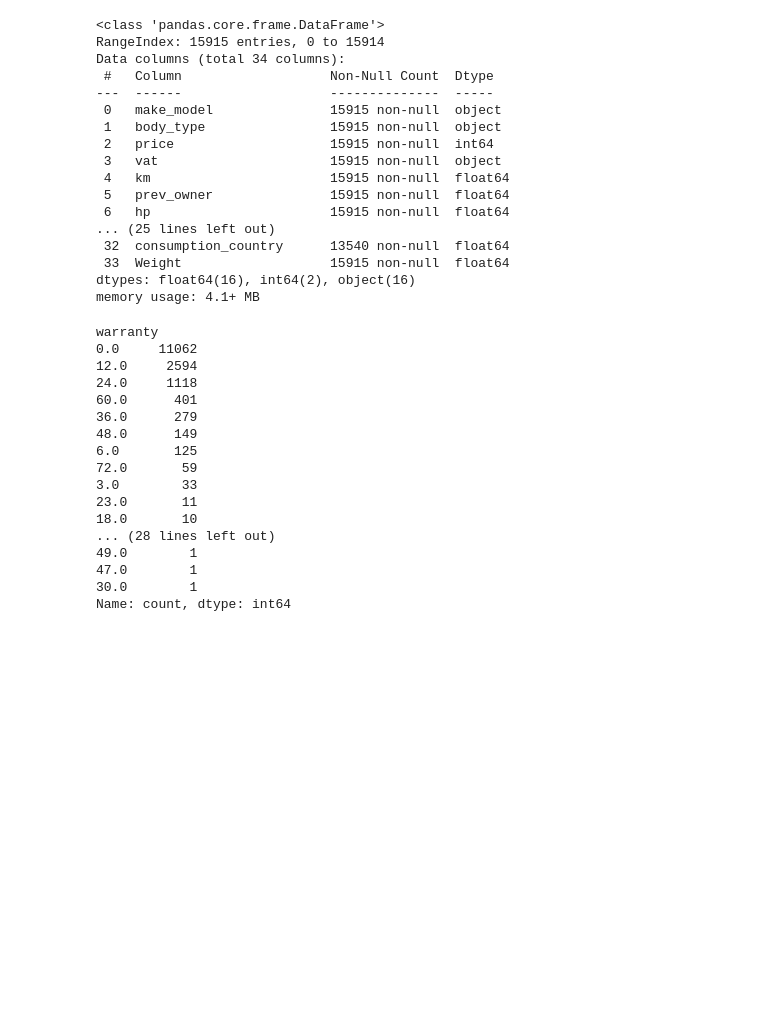
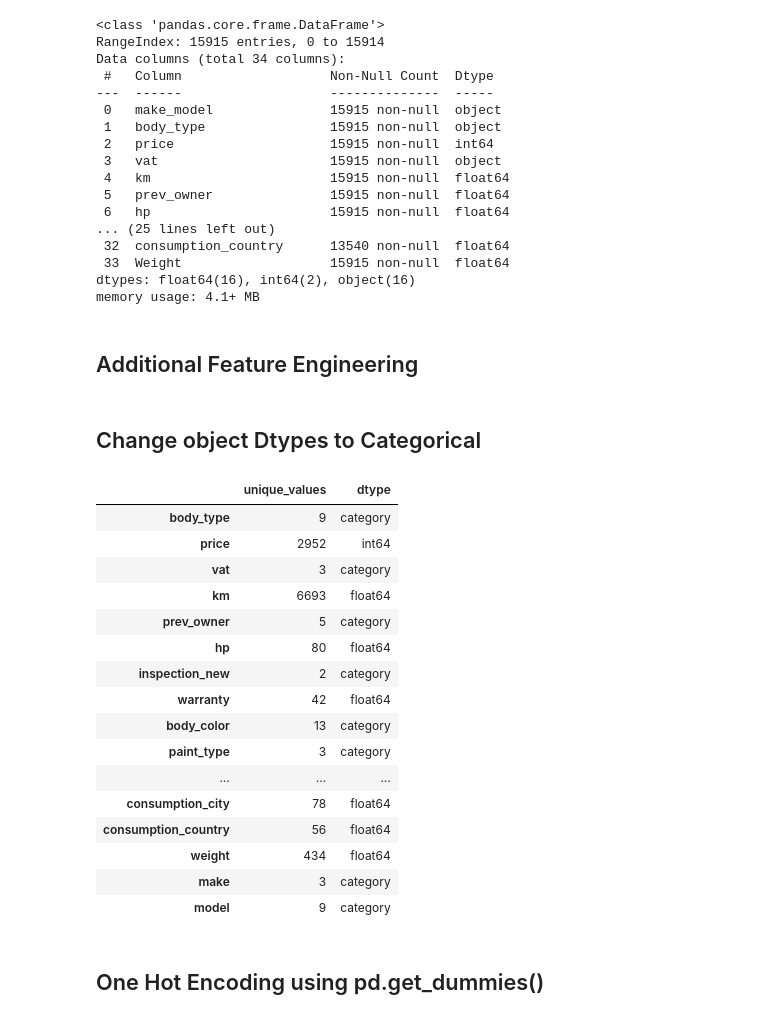
Before and after one commit to yuchild/magnimind_hw, a Jupyter notebook: scout_car_ohe.ipynb, the cells around one changed output. Cells and saved outputs as stored; diff of their text form; code cells hidden in the pictures; blank space fills up the shorter version.

```diff
--- a/scout_car_ohe.ipynb
+++ b/scout_car_ohe.ipynb
@@ -28,3 +28,5 @@ Data columns (total 34 columns):
  33  Weight                   15915 non-null  float64
 dtypes: float64(16), int64(2), object(16)
 memory usage: 4.1+ MB
+# %% [markdown]
+## Additional Feature Engineering
@@ -30,0 +68,2 @@ memory usage: 4.1+ MB
+# %% [markdown]
+## Change object Dtypes to Categorical
@@ -31,20 +87,28 @@ memory usage: 4.1+ MB
 # %%
-df.warranty.value_counts(dropna=False)
+# get unique categorical values for each column
+unique = df.nunique()
+dtypes = df.dtypes
+col_info = pd.DataFrame({'unique_values': unique,
+                         'dtype': dtypes})
+
+col_info
 # %% [output]
-warranty
-0.0     11062
-12.0     2594
-24.0     1118
-60.0      401
-36.0      279
-48.0      149
-6.0       125
-72.0       59
-3.0        33
-23.0       11
-18.0       10
-... (28 lines left out)
-49.0        1
-47.0        1
-30.0        1
-Name: count, dtype: int64
+|  | unique_values | dtype |
+| body_type | 9 | category |
+| price | 2952 | int64 |
+| vat | 3 | category |
+| km | 6693 | float64 |
+| prev_owner | 5 | category |
+| hp | 80 | float64 |
+| inspection_new | 2 | category |
+| warranty | 42 | float64 |
+| body_color | 13 | category |
+| paint_type | 3 | category |
+| ... | ... | ... |
+| consumption_city | 78 | float64 |
+| consumption_country | 56 | float64 |
+| weight | 434 | float64 |
+| make | 3 | category |
+| model | 9 | category |
+# %% [markdown]
+## One Hot Encoding using pd.get_dummies()
```
Also changed, not shown: parts of 8 cells of this notebook.
